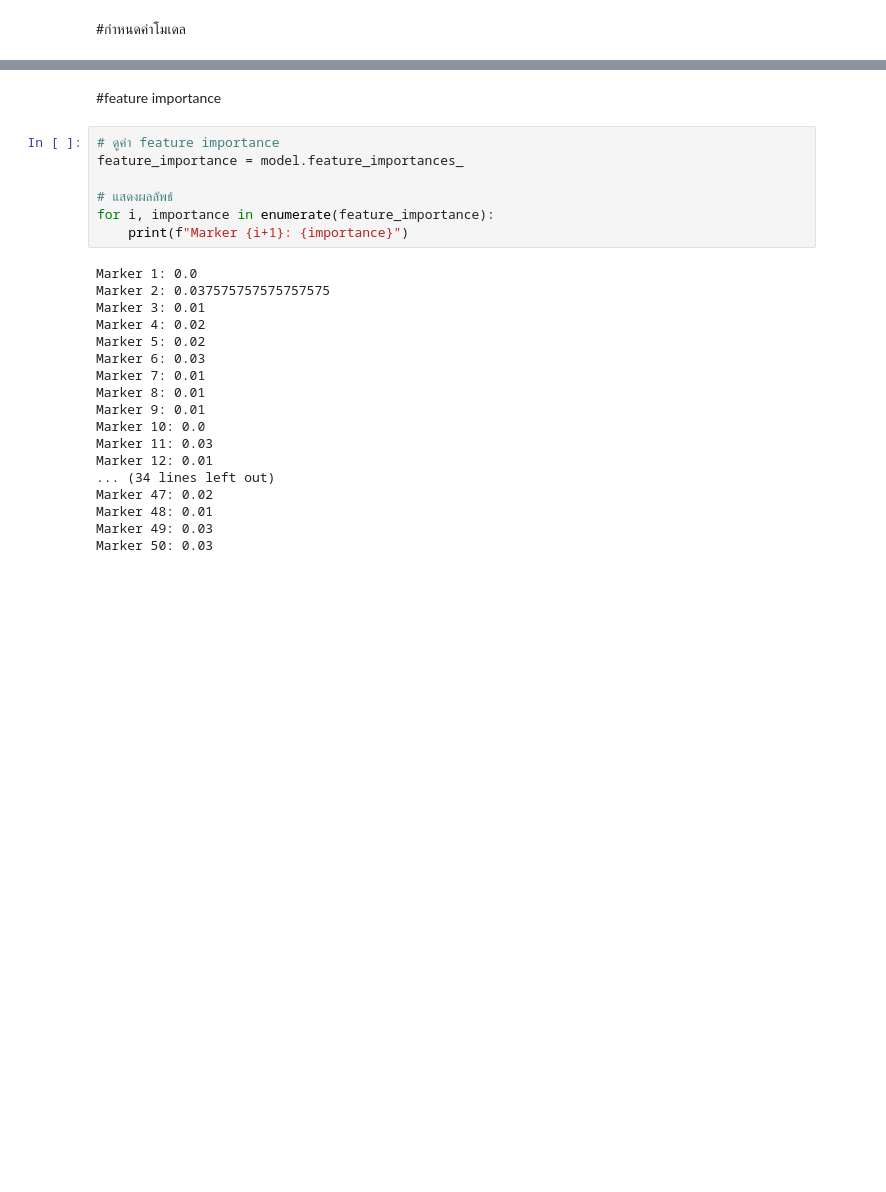
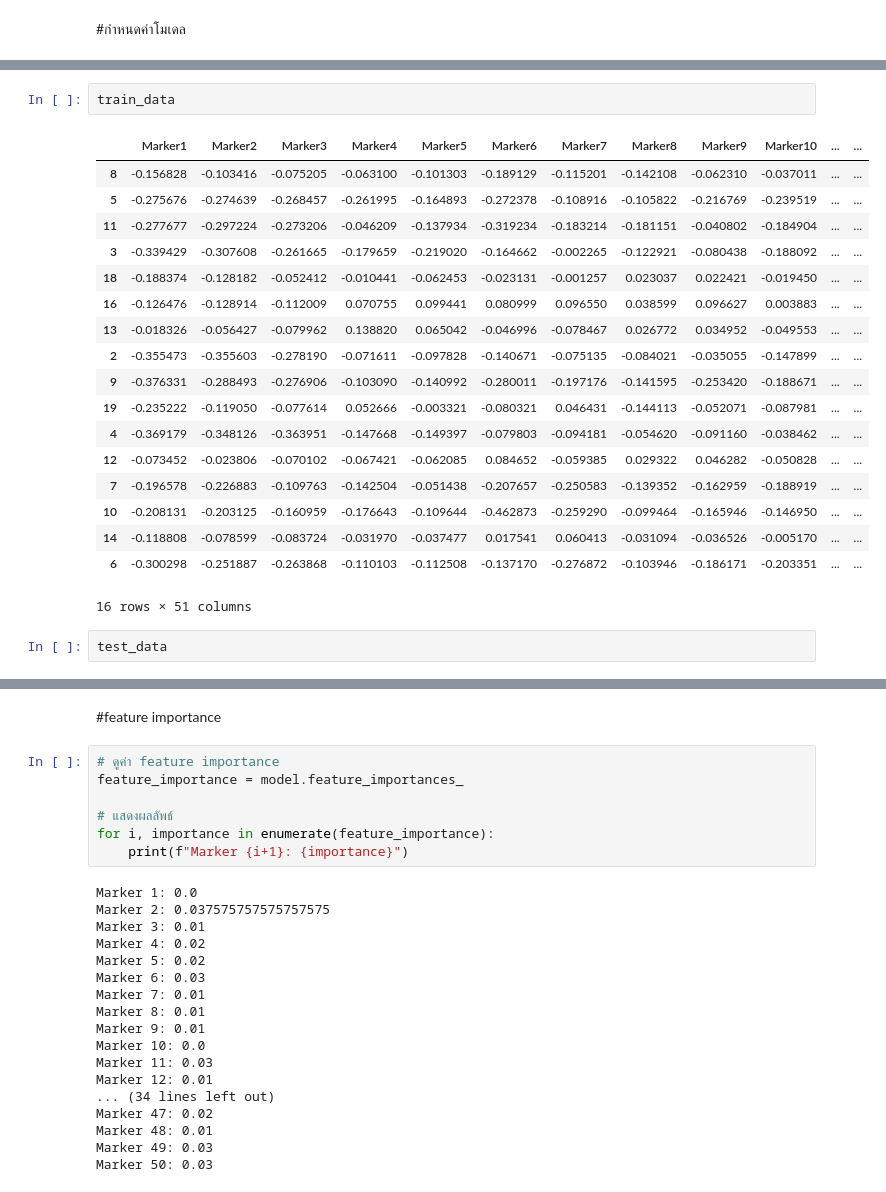
Before and after one commit to nannthd/ProjectNNGB, a Jupyter notebook: model(Nan).ipynb, the cells around one changed output, grey strips where cells are left out. Drawn from its saved outputs; the diff is of its cells as text; blank space fills up the shorter version.

```diff
--- a/model(Nan).ipynb
+++ b/model(Nan).ipynb
@@ -91,0 +99,23 @@ Accuracy: 1.0
+# %%
+train_data
+# %% [output]
+|  | Marker1 | Marker2 | Marker3 | Marker4 | Marker5 | Marker6 | Marker7 | Marker8 | Marker9 | Marker10 | ... | ... |
+| 8 | -0.156828 | -0.103416 | -0.075205 | -0.063100 | -0.101303 | -0.189129 | -0.115201 | -0.142108 | -0.062310 | -0.037011 | ... | ... |
+| 5 | -0.275676 | -0.274639 | -0.268457 | -0.261995 | -0.164893 | -0.272378 | -0.108916 | -0.105822 | -0.216769 | -0.239519 | ... | ... |
+| 11 | -0.277677 | -0.297224 | -0.273206 | -0.046209 | -0.137934 | -0.319234 | -0.183214 | -0.181151 | -0.040802 | -0.184904 | ... | ... |
+| 3 | -0.339429 | -0.307608 | -0.261665 | -0.179659 | -0.219020 | -0.164662 | -0.002265 | -0.122921 | -0.080438 | -0.188092 | ... | ... |
+| 18 | -0.188374 | -0.128182 | -0.052412 | -0.010441 | -0.062453 | -0.023131 | -0.001257 | 0.023037 | 0.022421 | -0.019450 | ... | ... |
+| 16 | -0.126476 | -0.128914 | -0.112009 | 0.070755 | 0.099441 | 0.080999 | 0.096550 | 0.038599 | 0.096627 | 0.003883 | ... | ... |
+| 13 | -0.018326 | -0.056427 | -0.079962 | 0.138820 | 0.065042 | -0.046996 | -0.078467 | 0.026772 | 0.034952 | -0.049553 | ... | ... |
+| 2 | -0.355473 | -0.355603 | -0.278190 | -0.071611 | -0.097828 | -0.140671 | -0.075135 | -0.084021 | -0.035055 | -0.147899 | ... | ... |
+| 9 | -0.376331 | -0.288493 | -0.276906 | -0.103090 | -0.140992 | -0.280011 | -0.197176 | -0.141595 | -0.253420 | -0.188671 | ... | ... |
+| 19 | -0.235222 | -0.119050 | -0.077614 | 0.052666 | -0.003321 | -0.080321 | 0.046431 | -0.144113 | -0.052071 | -0.087981 | ... | ... |
+| 4 | -0.369179 | -0.348126 | -0.363951 | -0.147668 | -0.149397 | -0.079803 | -0.094181 | -0.054620 | -0.091160 | -0.038462 | ... | ... |
+| 12 | -0.073452 | -0.023806 | -0.070102 | -0.067421 | -0.062085 | 0.084652 | -0.059385 | 0.029322 | 0.046282 | -0.050828 | ... | ... |
+| 7 | -0.196578 | -0.226883 | -0.109763 | -0.142504 | -0.051438 | -0.207657 | -0.250583 | -0.139352 | -0.162959 | -0.188919 | ... | ... |
+| 10 | -0.208131 | -0.203125 | -0.160959 | -0.176643 | -0.109644 | -0.462873 | -0.259290 | -0.099464 | -0.165946 | -0.146950 | ... | ... |
+| 14 | -0.118808 | -0.078599 | -0.083724 | -0.031970 | -0.037477 | 0.017541 | 0.060413 | -0.031094 | -0.036526 | -0.005170 | ... | ... |
+| 6 | -0.300298 | -0.251887 | -0.263868 | -0.110103 | -0.112508 | -0.137170 | -0.276872 | -0.103946 | -0.186171 | -0.203351 | ... | ... |
+16 rows × 51 columns
+# %%
+test_data
```
Also changed, not shown: parts of 21 cells of this notebook.
